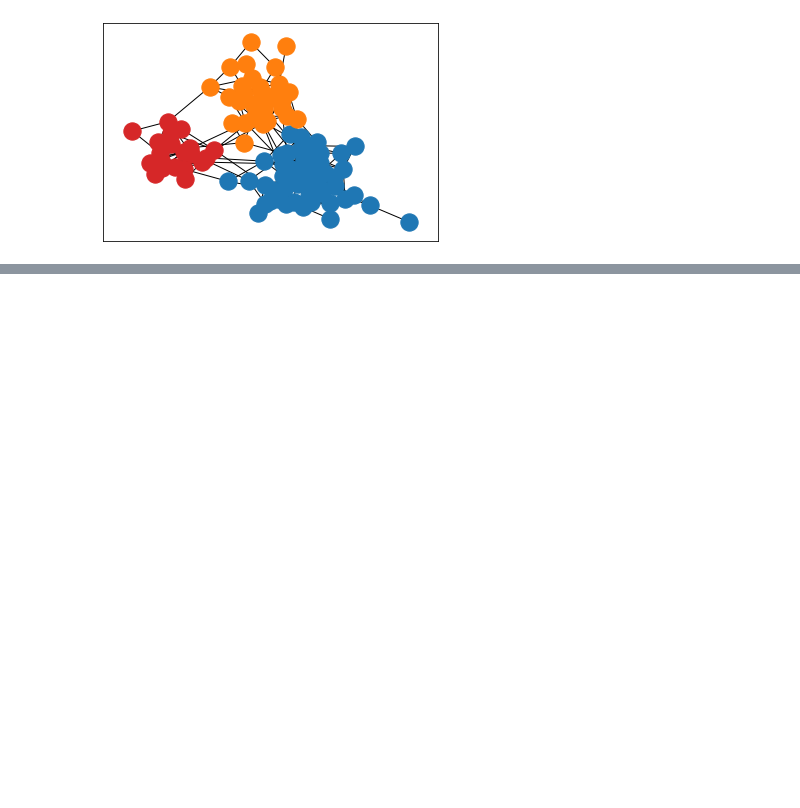
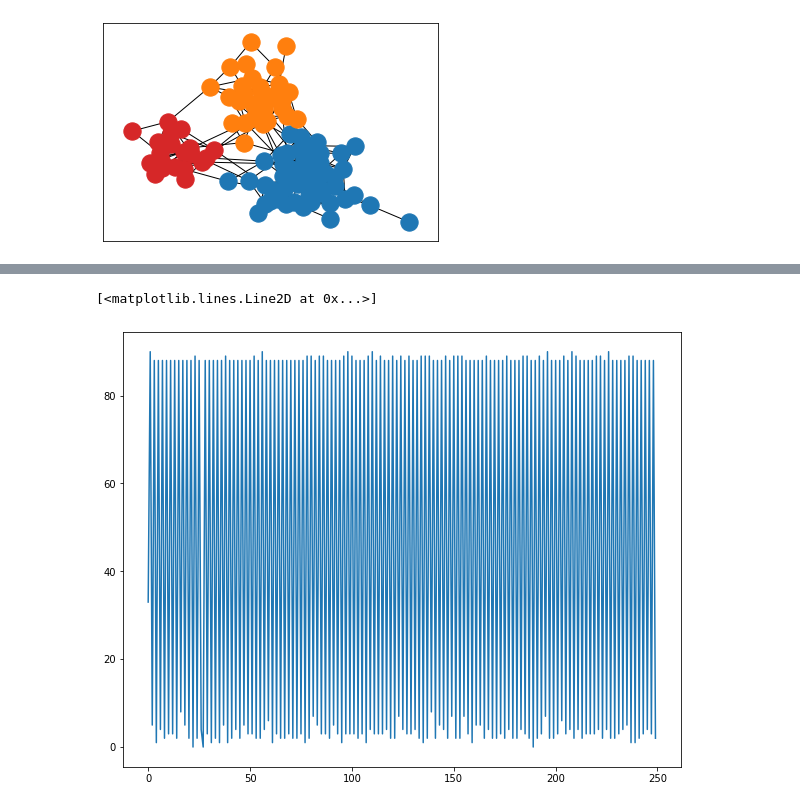
Before and after one commit to rebeku/el-farol, a Jupyter notebook: Notebooks/Evolution.ipynb, the cells around one changed output, grey strips where cells are left out. Drawn from its saved outputs; the diff is of its cells as text; code cells hidden in the pictures; blank space fills up the shorter version.

```diff
--- a/Notebooks/Evolution.ipynb
+++ b/Notebooks/Evolution.ipynb
@@ -104,0 +186,46 @@ plt.plot(Xnp.sum(axis=0))
+# %%
+def apply_thresholds(params, mask, t, X, nc):
+    #print("X: ")
+    #print(X)
+    for p in np.unique(params[:, t]):
+        #print(p)
+        mask = np.intersect1d(mask, np.where(params[:,t] == p))
+        #print(len(mask))
+        X[mask] = nc[mask, t] > p
+        #print("New X: ")
+        #print(X)
+
+    return X
+
+
+n_trials= 250
+X = rng.uniform(size=(100,)) < 0.3
+Xnp[:,0] = X
+# save number of neighbors that went last week
+nc[:,0] = A.dot(X)
+
+for t in range(1, n_trials):
+
+    # run backward computation for each gamma value
+    for gamma in np.unique(gammas[:, t]):
+        mask = np.where(gammas[:, t] == gamma)[0]
+
+        if X.sum() < M:
+            X = apply_thresholds(alphas, mask, t, X, nc)
+        else:
+            X = apply_thresholds(betas, mask, t, X, nc)
+
+    # add noise
+    X += rng.uniform(size=N) < epsilons[:,t]
+    X = np.bitwise_and(X, rng.uniform(size=N) > deltas[:,t])
+
+    # save this week's atttendance
+    Xnp[:,t] = X
+    # save number of neighbors that went this week
+    nc[:,t] = A.dot(X)
+
+plt.rcParams["figure.figsize"] = (10,8)
+plt.plot(Xnp.sum(axis=0)[:n_trials])
+# %% [output]
+[<matplotlib.lines.Line2D at 0x...>]
+[figure, added]
```
Also changed, not shown: parts of 4 cells of this notebook.
